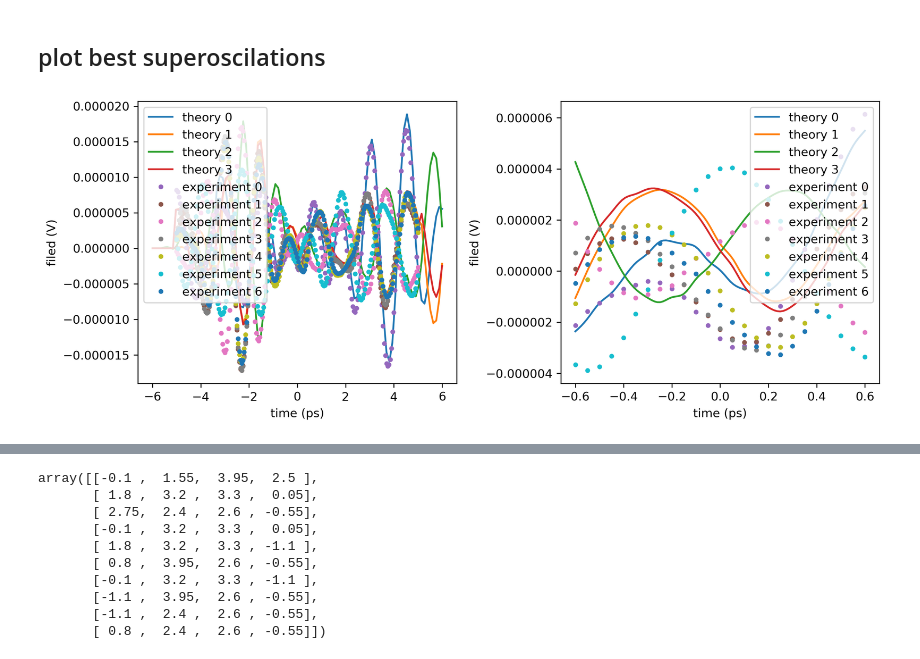
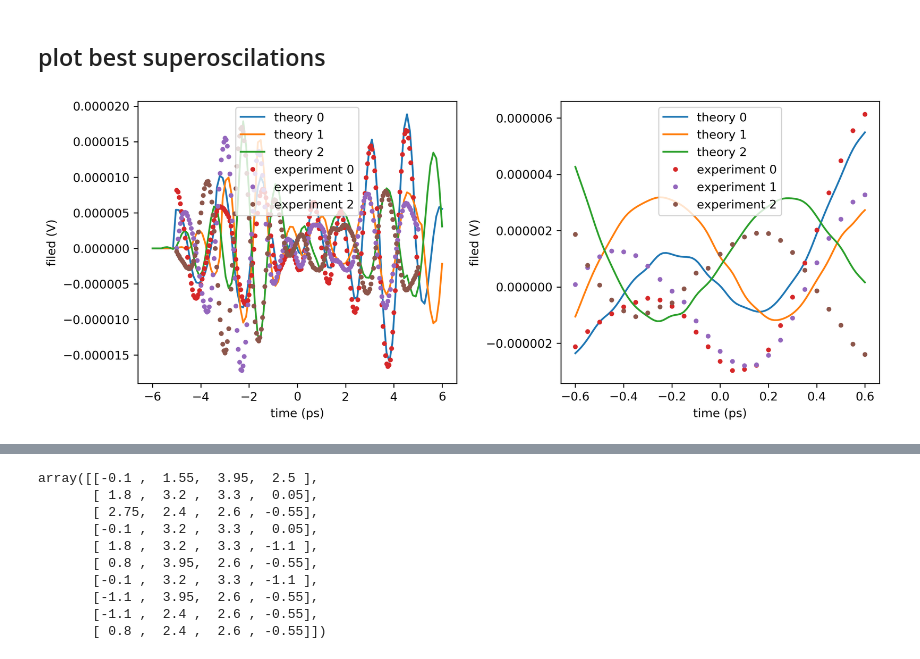
Before and after one commit to dibondar/superoscilations, a Jupyter notebook: superoscillations from experimental data/get superoscillations from 02-01-2022 data.ipynb, the cells around one changed output, grey strips where cells are left out. Saved outputs shown, nothing was run; the diff lists cells and outputs as text; code cells hidden in the pictures.

```diff
--- a/superoscillations from experimental data/get superoscillations from 02-01-2022 data.ipynb
+++ b/superoscillations from experimental data/get superoscillations from 02-01-2022 data.ipynb
@@ -83,21 +83,28 @@ for freq in range(5, 9):
 
 
     # Extract information for the combinatorial method
-    peaks_time = time[find_peaks(abs_field, height=0.5 * abs_field.max())[0][1:-1]]
+    ampl_threshold = 0.5 * abs_field.max()
+
+    peaks_time = time[find_peaks(abs_field, height=ampl_threshold)[0][1:-1]]
 
     half_period = Counter(np.diff(peaks_time)).most_common(1)[0][0]
+
+    # interpolating the pulse
+    interp_field = UnivariateSpline(time, field, ext='zeros', k=4, s=0)
+
+    # finding the extrema
+    extrema = interp_field.derivative().roots()
+
+    extrema = extrema[np.abs(interp_field(extrema)) >= ampl_threshold][1:-1]
 
     # Saving the data
     pulses[label] = Pulse(
         time,
         field,
-        UnivariateSpline(time, field, ext='zeros', s=0),
+        interp_field,
         peaks_time,
         half_period,
     )
 
-    print(peaks_time)
-    print(UnivariateSpline(time, field, ext='zeros', k=4, s=0).derivative().roots())
-    print("====")
 # saving the largest frequency
 largest_freq = label
@@ -136,7 +123,7 @@ for freq, data in pulses.items():
     plt.title(freq)
 
     plt.plot(data.time, data.field, '.-')
-    plt.plot(data.peaks_time, data.field[np.searchsorted(data.time, data.peaks_time)], '*')
+    plt.plot(data.peaks_time, data.interp_field(data.peaks_time), '*')
     plt.xlabel('time (ps)')
     plt.ylabel('filed (V)')
     plt.show()
@@ -466,35 +453,35 @@ plt.subplot(121)
 
 long_time_window = 10 * time_window
 
-for n, time_delays in enumerate(all_time_delays[:4]):
+for n, time_delays in enumerate(all_time_delays[:3]):
     plt.plot(long_time_window, get_combined_field(time_delays, long_time_window), label="theory {}".format(n))
 
-for n, long in enumerate(long_experimental_so):
+for n, long in enumerate(long_experimental_so[:3]):
     plt.plot(long.time, long.field, '.', label="experiment {}".format(n))
 
 
 plt.xlabel('time (ps)')
 plt.ylabel('filed (V)')
 plt.legend()
 
 plt.subplot(122)
 
-for n, time_delays in enumerate(all_time_delays[:4]):
+for n, time_delays in enumerate(all_time_delays[:3]):
     plt.plot(time_window, get_combined_field(time_delays, time_window), label="theory {}".format(n))
 
-for n, short in enumerate(short_experimental_so):
+for n, short in enumerate(short_experimental_so[:3]):
     plt.plot(short.time, short.field, '.', label="experiment {}".format(n))
 
 #plt.plot(time_window, combined_pulse.interp_field(time_window), color='black', label='experimental')
 #plt.plot(time_window, get_combined_field(best_match_time_delays, time_window), label="best fit to experiment")
 
 plt.xlabel('time (ps)')
 plt.ylabel('filed (V)')
 plt.legend()
 
 plt.tight_layout()
 plt.savefig(get_unique_filename("predicted_so_{}.png"))
 
 plt.show()
 # %% [output]
-[figure, old version]
+[figure, new version]
```
Also changed, not shown: parts of 18 cells of this notebook, 5 other files.
